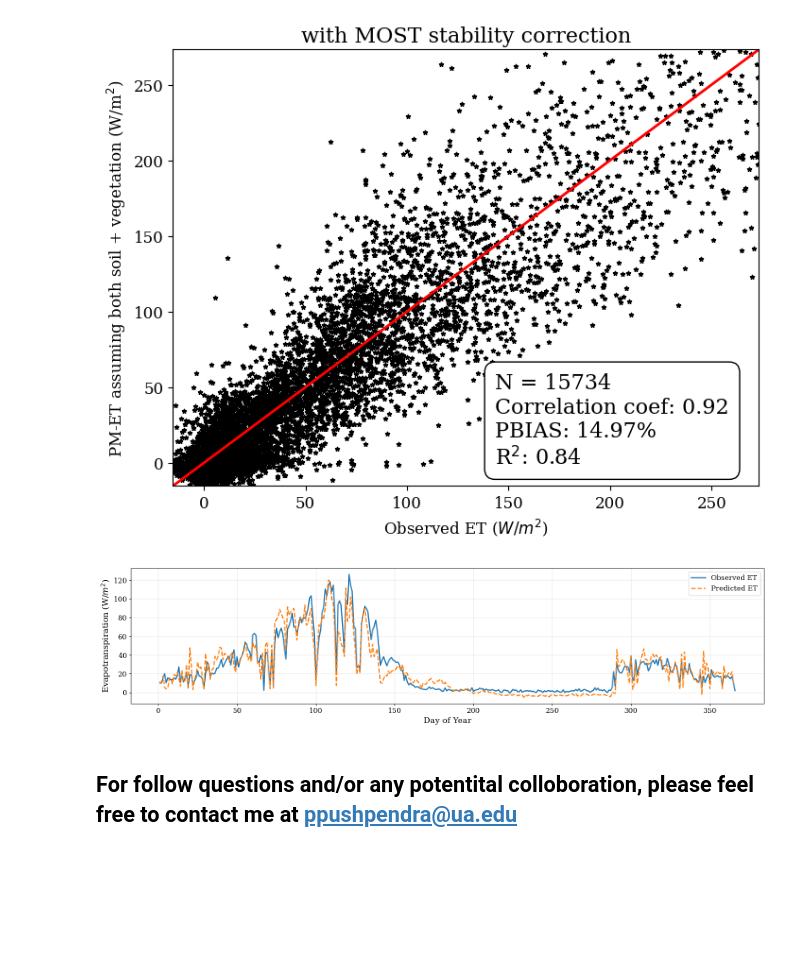
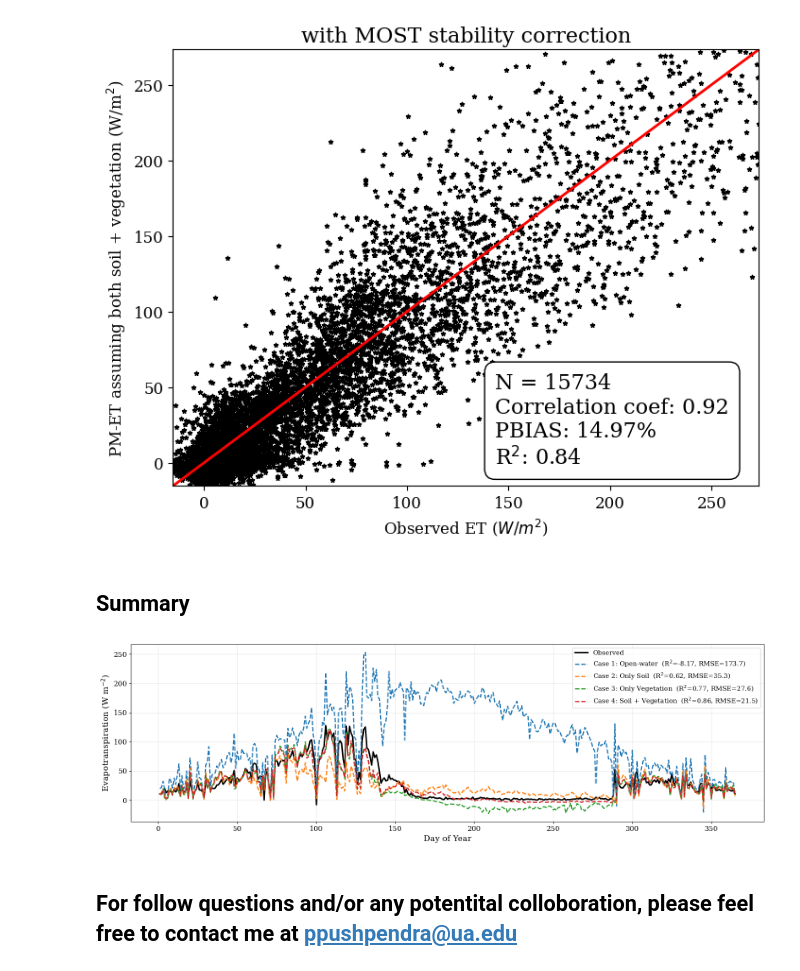
Before and after one commit to praghav444/CEE491-591-Process-Hydrology-Tutorials, a Jupyter notebook: Penman-Monteith-based-ET-Modeling-Tutorial.ipynb, the cells around one changed output. Saved outputs shown, nothing was run; the diff lists cells and outputs as text; code cells hidden in the pictures; blank space fills up the shorter version.

```diff
--- a/Penman-Monteith-based-ET-Modeling-Tutorial.ipynb
+++ b/Penman-Monteith-based-ET-Modeling-Tutorial.ipynb
@@ -504,6 +498,7 @@ fig, axes = plt.subplots(1, 2, figsize=(16,6))
 make_plot(ET_obs[train_idx],ET_best[train_idx],case_lable=r"PM-ET (Calibrated)",period_label="Training",ax=axes[0])
 make_plot(ET_obs[test_idx],ET_best[test_idx],case_lable=r"PM-ET (Calibrated)",period_label="Testing",ax=axes[1])
 fig.suptitle(r"PM-ET assuming partially wet soil with no vegetation", fontsize=16)
+ET_case2_calibrated = ET_best
 # %% [output]
 Best Alpha: 9.103
 Best Beta : 4.179
@@ -606,6 +600,7 @@ fig, axes = plt.subplots(1, 2, figsize=(16,6))
 make_plot(ET_obs[train_idx],ET_best[train_idx],case_lable=r"PM-ET (Calibrated)",period_label="(a) Training",ax=axes[0])
 make_plot(ET_obs[test_idx],ET_best[test_idx],case_lable=r"PM-ET (Calibrated)",period_label="(b) Testing",ax=axes[1])
 fig.suptitle(r"PM-ET assuming full vegetation", fontsize=16)
+ET_case3_calibrated = ET_best
 # %% [output]
 Best gc_ref: 0.175
 Best m     : 0.138
@@ -845,5 +839,5 @@ for i in range(len(Ta)):
 
     ET_i = (delta[i] * (Rn[i] - G[i]) + rho_air[i] * Cp[i] * (es[i] - ea[i]) * gh) / (delta[i] + psyc_const[i] * (1 + gh / gs))
     LE_pred.append(ET_i)
-LE_pred = np.array(LE_pred)
+LE_pred_final = np.array(LE_pred)
 # %%
@@ -851,31 +845,47 @@ make_plot(ET_obs, LE_pred, case_lable= r"PM-ET assuming both soil + vegetation",
 # %% [output]
 [figure]
+# %% [markdown]
+## **Summary**
 # %%
-# Plot Time Series
-data['LE_pred'] = LE_pred
+# Plot time series
+from sklearn.metrics import mean_squared_error, r2_score
+data['ET_case1'] = ET_case1 # Case1: Open-water
+data['ET_case2_calibrated'] = ET_case2_calibrated # Case2: Only Soil
+data['ET_case3_calibrated'] = ET_case3_calibrated # Case3: Only Vegetation
+data['LE_pred_final'] = LE_pred_final # Case4: Soil + Vegetation
 data.index = pd.to_datetime(data.index)
-data['DOY'] = data.index.dayofyear
+cases = {'Case 1: Open-water': 'ET_case1',
+         'Case 2: Only Soil': 'ET_case2_calibrated',
+         'Case 3: Only Vegetation': 'ET_case3_calibrated',
+         'Case 4: Soil + Vegetation': 'LE_pred_final'}
 
-# Compute daily seasonal mean (climatology)
-seasonal = data.groupby('DOY')[['LE', 'LE_pred']].mean()
+df = data[['LE'] + list(cases.values())].dropna()
+df['DOY'] = df.index.dayofyear
 
-# Plot
-plt.figure(figsize=(16,4))
-plt.plot(seasonal.index, seasonal['LE'],label='Observed ET', linewidth=2)
-plt.plot(seasonal.index, seasonal['LE_pred'],label='Predicted ET', linewidth=2, linestyle='--')
+seasonal = df.groupby('DOY').mean()  # Seasonal Mean
+
+plt.figure(figsize=(16,5))
+plt.plot(seasonal.index,seasonal['LE'],color='black',linewidth=2.5,label='Observed')
+
+for label, col in cases.items():
+    obs = df['LE']
+    pred = df[col]
+    rmse = np.sqrt(mean_squared_error(obs, pred))
+    r2 = r2_score(obs, pred)
+    plt.plot(seasonal.index,seasonal[col],linewidth=2,linestyle='--',label=f"{label}  (R$^2$={r2:.2f}, RMSE={rmse:.1f})")
 
 plt.xlabel('Day of Year', fontsize=14)
-plt.ylabel(f'Evapotranspiration (W/$m^2$)', fontsize=14)
+plt.ylabel('Evapotranspiration (W m$^{-2}$)', fontsize=14)
 
 plt.xticks(fontsize=12)
 plt.yticks(fontsize=12)
 
-plt.legend(fontsize=12)
+plt.legend(fontsize=11, loc='upper right', frameon=True)
 plt.grid(True, alpha=0.3)
 
 plt.tight_layout()
 plt.show()
 # %% [output]
-[figure, old version]
+[figure, new version]
 # %% [markdown]
 ## For follow questions and/or any potentital colloboration, please feel free to contact me at ppushpendra@ua.edu
```
Also changed, not shown: parts of 5 cells of this notebook.
